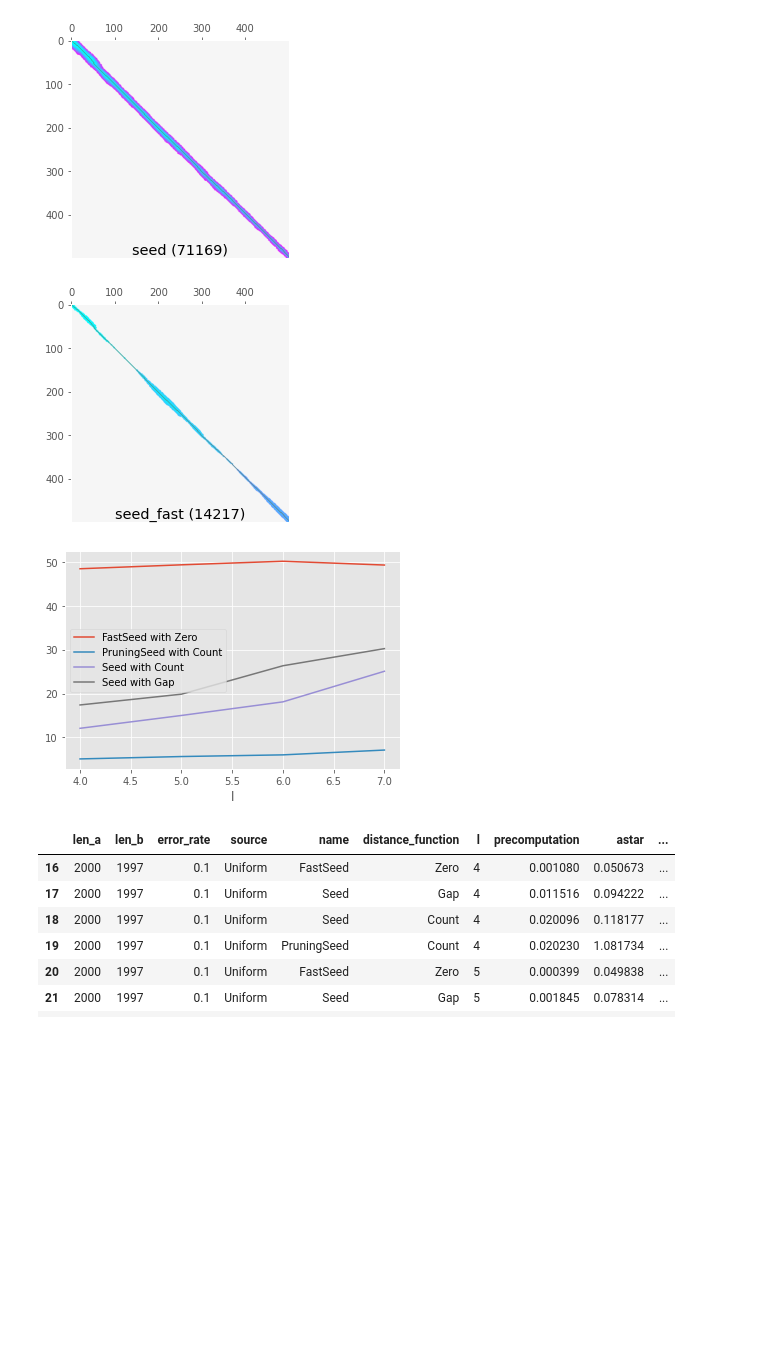
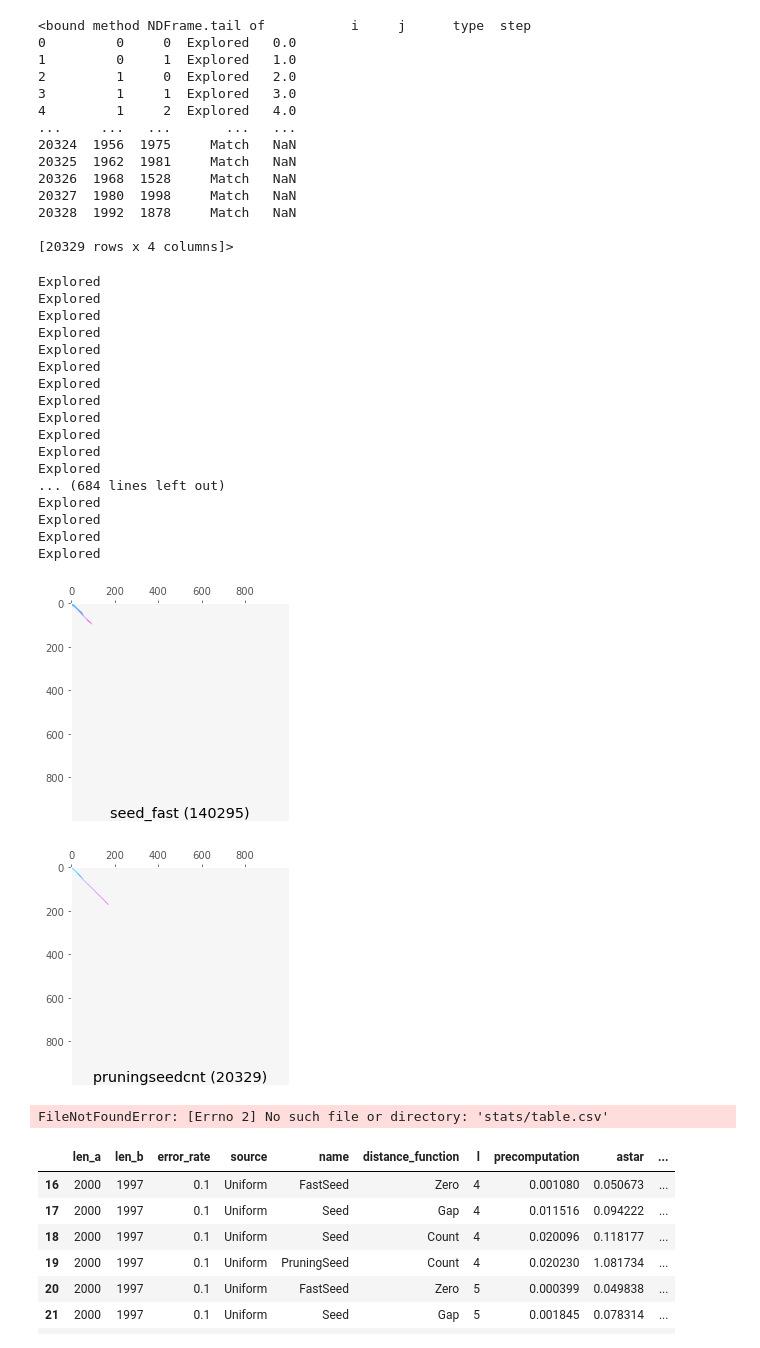
Before and after one commit to RagnarGrootKoerkamp/astar-pairwise-aligner, a Jupyter notebook: evals/visualize-explored.ipynb, the cells around one changed output. Cells and saved outputs as stored; diff of their text form; code cells hidden in the pictures; blank space fills up the shorter version.

Commit message:
matches

```diff
--- a/evals/visualize-explored.ipynb
+++ b/evals/visualize-explored.ipynb
@@ -14,6 +14,7 @@ INF = 999999
 
 def plot_explored(f, steps=-1, box=INF):
     explored = pd.read_csv(f, delimiter=',', dtype=None)
+    display(explored.tail)
     total_explored = len(explored.index)
 
     if steps == -1:
@@ -32,13 +33,16 @@ def plot_explored(f, steps=-1, box=INF):
 
     #for cnt,(i,j) in enumerate(explored):
     for index, row in explored.iterrows():
-        i, j, inpath = row['i'], row['j'], row['inpath']
+        i, j, t, step = row['i'], row['j'], row['type'], row['step']
         if max(i,j) >= box:
             continue
-        if row['inpath']:
+        if t == 'Path':
             img[i,j] = mcolors.to_rgba('xkcd:rust brown')
-        else:
-            val = index / max_steps
+        elif t == 'Match':
+            print(i,j)
+            img[i,j] = mcolors.to_rgba('red')
+        elif t == 'Explored':
+            val = step / max_steps
             if val <= 1.0:
                 img[i,j] = cm.cool(val)
 
@@ -54,12 +58,13 @@ def plot_explored(f, steps=-1, box=INF):
 d = Path('stats/')
 min_steps = 10000000
 all_files = list(d.glob('*.csv'))
-some_files = [d/'seed.csv', d/'seed_fast.csv']
+some_files = [d/'seed_fast.csv', d/'pruningseedcnt.csv']
 
 files = some_files
 for f in files:
     explored = pd.read_csv(f, delimiter=',', dtype=None)
+    #display(explored)
     min_steps = min(min_steps, len(explored))
 for f in files:
-    plot_explored(f, box=500, steps=min_steps)
+    plot_explored(f, box=1000, steps=700)
 # %% [output]
@@ -66,5 +102,36 @@ for f in files:
+<bound method NDFrame.tail of           i     j      type  step
+0         0     0  Explored   0.0
+1         0     1  Explored   1.0
+2         1     0  Explored   2.0
+3         1     1  Explored   3.0
+4         1     2  Explored   4.0
+...     ...   ...       ...   ...
+20324  1956  1975     Match   NaN
+20325  1962  1981     Match   NaN
+20326  1968  1528     Match   NaN
+20327  1980  1998     Match   NaN
+20328  1992  1878     Match   NaN
+
+[20329 rows x 4 columns]>
+Explored
+Explored
+Explored
+Explored
+Explored
+Explored
+Explored
+Explored
+Explored
+Explored
+Explored
+Explored
+... (684 lines left out)
+Explored
+Explored
+Explored
+Explored
-[figure, old version]
+[figure, new version]
-[figure, old version]
+[figure, new version]
 # %%
 def plot_l():
     f = 'stats/table.csv'
@@ -84,7 +151,7 @@ def plot_l():
 
 plot_l()
 # %% [output]
-[figure, removed]
+FileNotFoundError: [Errno 2] No such file or directory: 'stats/table.csv'
 # %%
 def plot_():
     f = 'stats/table.csv'
```
Also changed, not shown: parts of 1 cell of this notebook, 4 other files.
